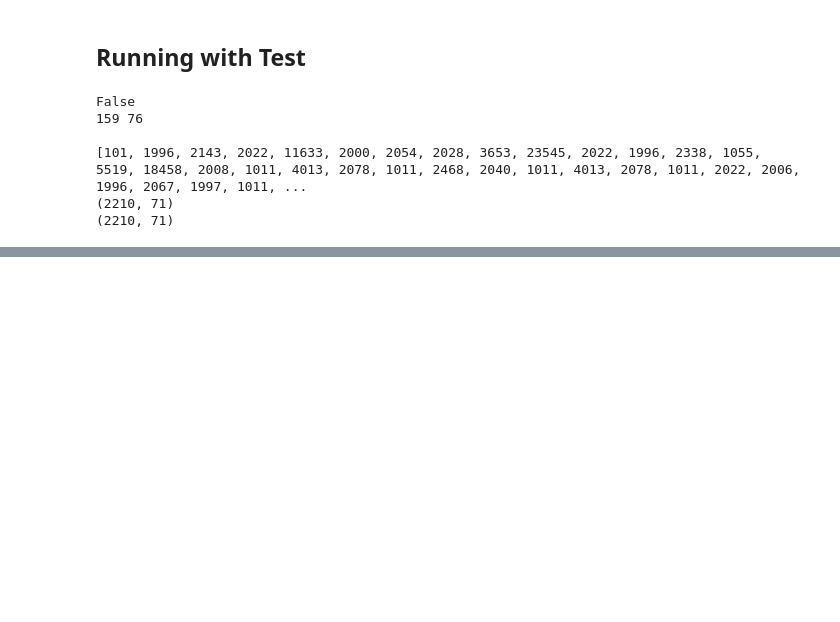
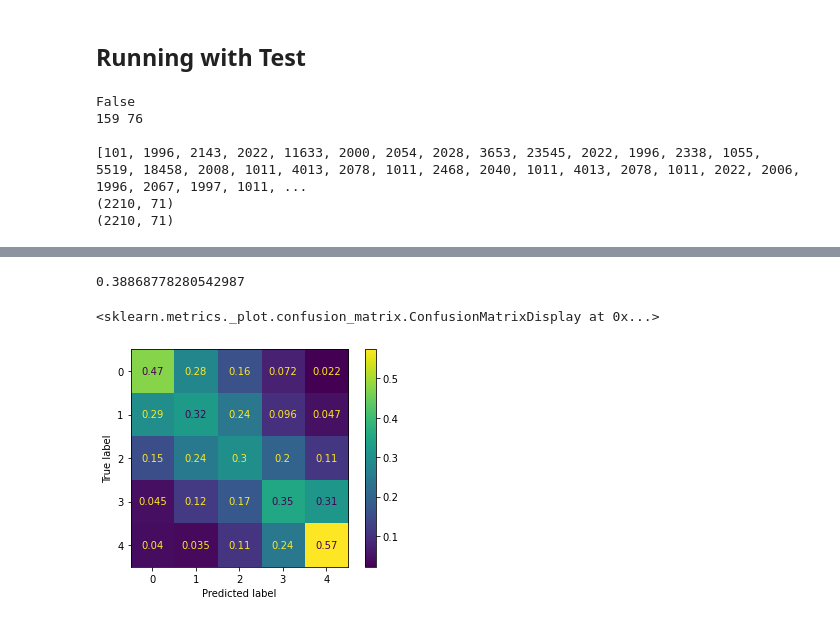
Before and after one commit to EvanMata/embeddingProject, a Jupyter notebook: BERT.ipynb, the cells around one changed output, grey strips where cells are left out. Cells and saved outputs as stored; diff of their text form; code cells hidden in the pictures; blank space fills up the shorter version.

```diff
--- a/BERT.ipynb
+++ b/BERT.ipynb
@@ -245,0 +332,16 @@ MultiClassDisp.plot()
+# %%
+attention_mask_bal = np.where(padded_bal != 0, 1, 0)
+# %%
+input_ids_bal = torch.tensor(padded_bal)
+input_ids_bal = input_ids_bal.to(input_ids_bal.device).long()
+attention_mask_bal = torch.tensor(attention_mask_bal)
+attention_mask_bal = attention_mask_bal.to(attention_mask_bal.device).long()
+
+with torch.no_grad():
+    last_hidden_states_bal = model(input_ids_bal, attention_mask=attention_mask_bal)
+# %%
+features_bal = last_hidden_states_bal[0][:,0,:].numpy()
+train_Y_bal = np.array( list( g['label'] ) )
+# %%
+xgb_model_bal = xgb.XGBClassifier(use_label_encoder=False)
+xgb_model_bal.fit(features_bal, train_Y_bal)
@@ -245,0 +360,11 @@ MultiClassDisp.plot()
+# %%
+xgb_predict_Y_bal = xgb_model_bal.predict(test_features)
+print( accuracy_score(true_Y, xgb_predict_Y_bal) )
+
+xgbBalCM = confusion_matrix( true_Y, xgb_predict_Y_bal, normalize='true' )
+xgbBalDisp = ConfusionMatrixDisplay( xgbBalCM )
+xgbBalDisp.plot()
+# %% [output]
+0.38868778280542987
+<sklearn.metrics._plot.confusion_matrix.ConfusionMatrixDisplay at 0x...>
+[figure, added]
```
Also changed, not shown: parts of 21 cells of this notebook, 8 other files.
